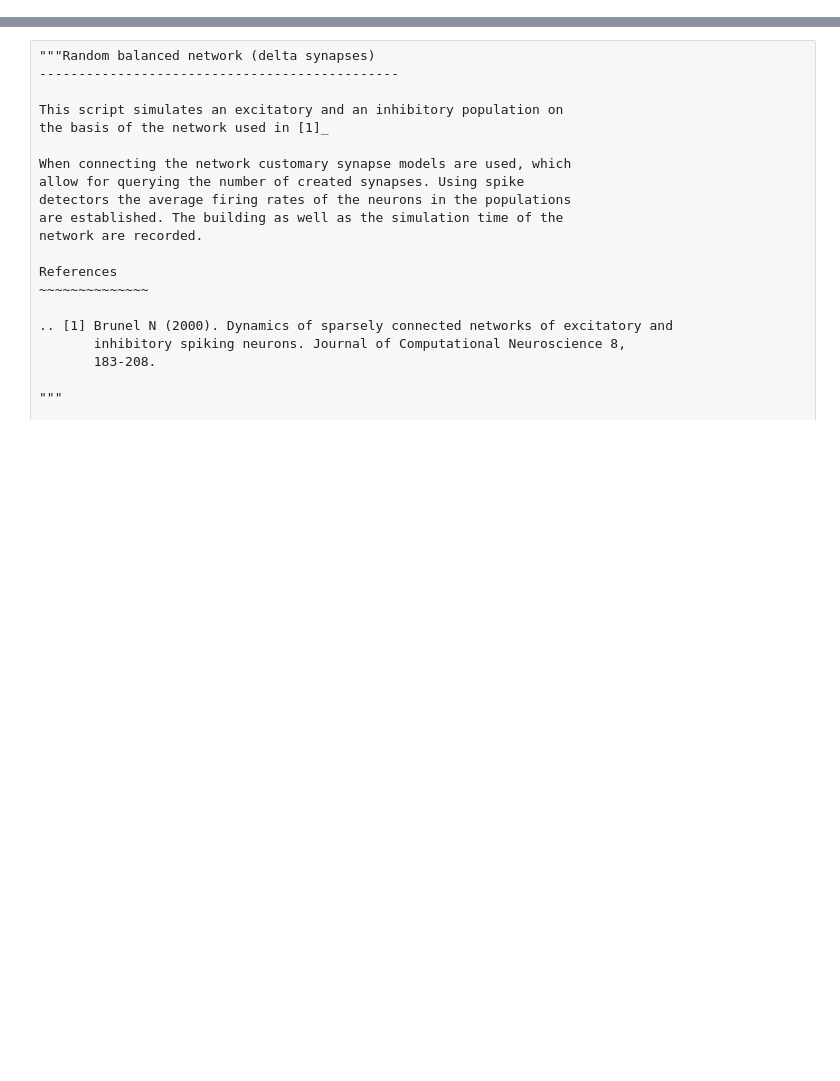
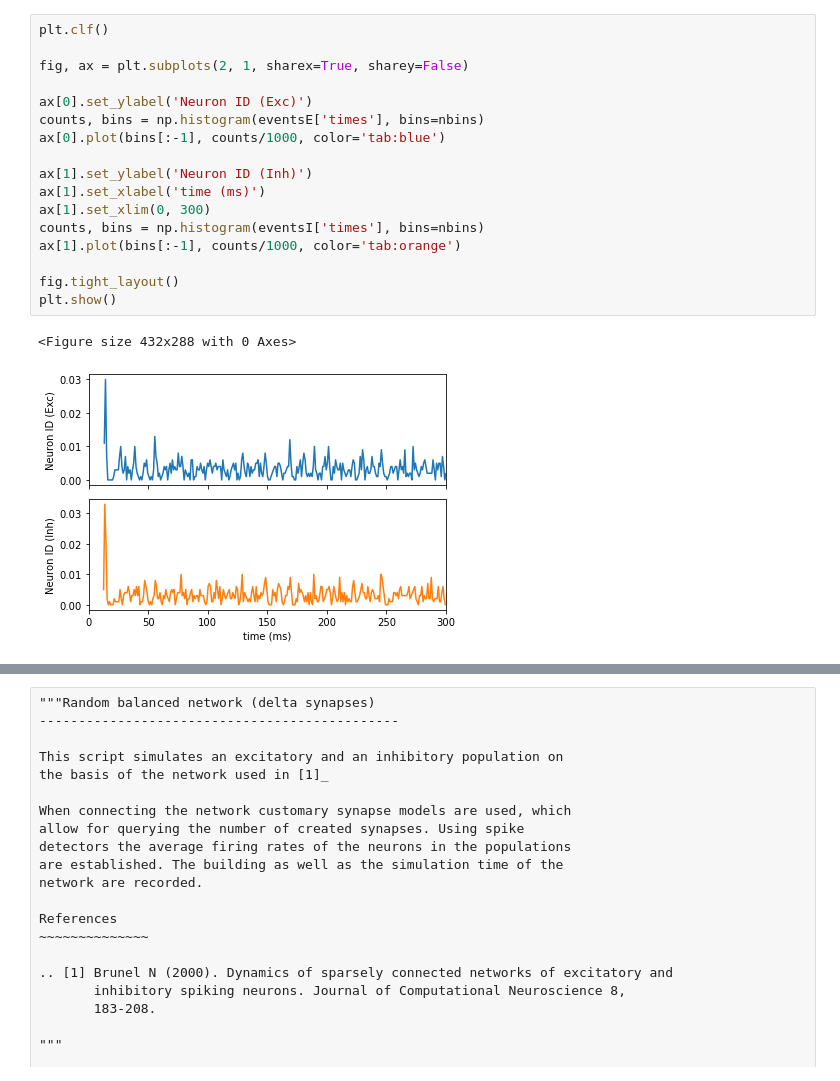
Before and after one commit to oist-ncbc/skill-pill-plus, a Jupyter notebook: Tutorial-3_Synapses-and-Networks/Brunel_Network.ipynb, the cells around one changed output, grey strips where cells are left out. Saved outputs shown, nothing was run; the diff lists cells and outputs as text; blank space fills up the shorter version.

```diff
--- a/Tutorial-3_Synapses-and-Networks/Brunel_Network.ipynb
+++ b/Tutorial-3_Synapses-and-Networks/Brunel_Network.ipynb
@@ -0,0 +415,20 @@
+# %%
+plt.clf()
+
+fig, ax = plt.subplots(2, 1, sharex=True, sharey=False)
+
+ax[0].set_ylabel('Neuron ID (Exc)')
+counts, bins = np.histogram(eventsE['times'], bins=nbins)
+ax[0].plot(bins[:-1], counts/1000, color='tab:blue')
+
+ax[1].set_ylabel('Neuron ID (Inh)')
+ax[1].set_xlabel('time (ms)')
+ax[1].set_xlim(0, 300)
+counts, bins = np.histogram(eventsI['times'], bins=nbins)
+ax[1].plot(bins[:-1], counts/1000, color='tab:orange')
+
+fig.tight_layout()
+plt.show()
+# %% [output]
+<Figure size 432x288 with 0 Axes>
+[figure, added]
```
Also changed, not shown: parts of 11 cells of this notebook.
